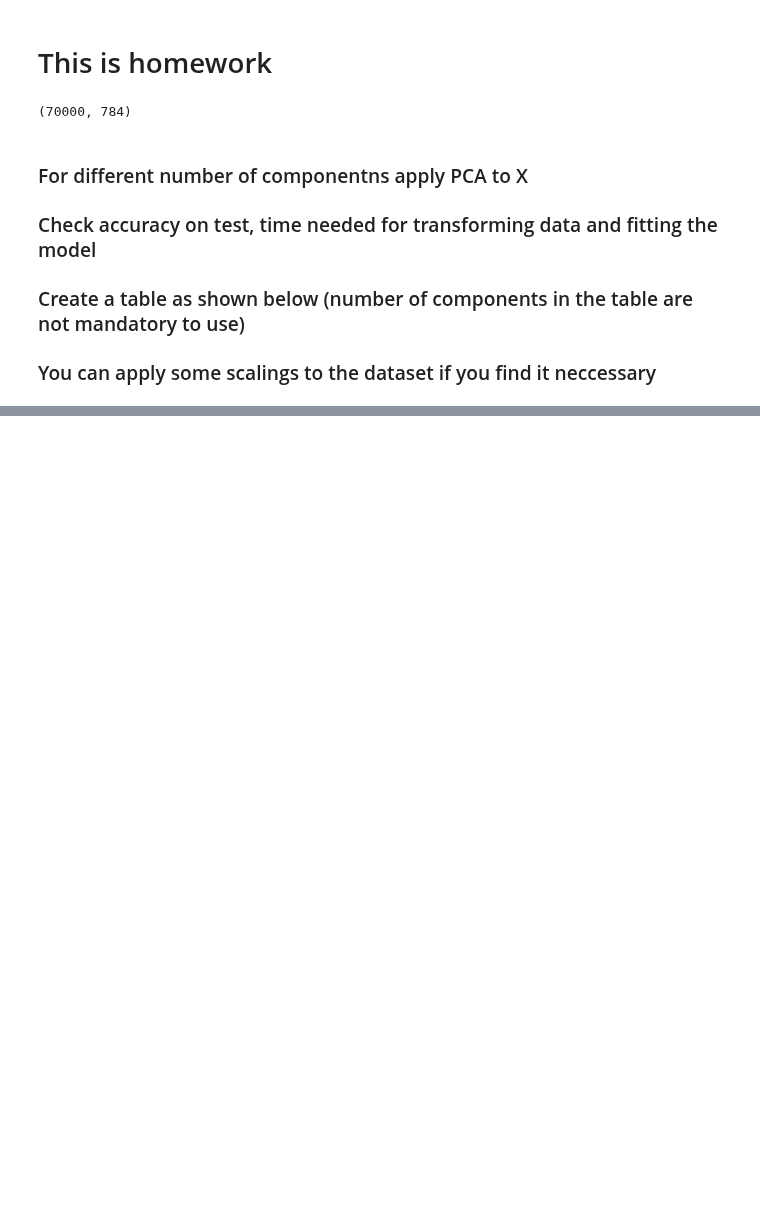
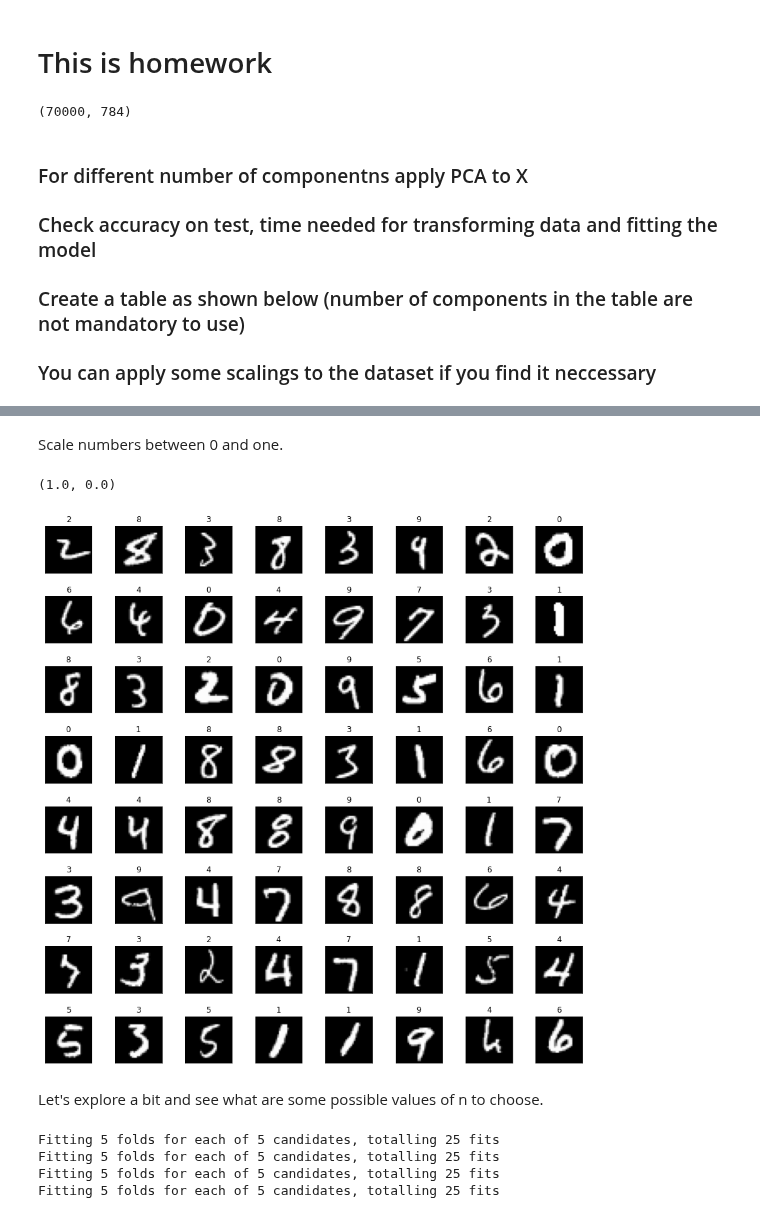
Before and after one commit to tigranfah/machine_learning, a Jupyter notebook: ACA_course/machine_learning/homeworks/homework8/PCA_Practical_Homework.ipynb, the cells around one changed output, grey strips where cells are left out. Cells and saved outputs as stored; diff of their text form; code cells hidden in the pictures; blank space fills up the shorter version.

```diff
--- a/ACA_course/machine_learning/homeworks/homework8/PCA_Practical_Homework.ipynb
+++ b/ACA_course/machine_learning/homeworks/homework8/PCA_Practical_Homework.ipynb
@@ -92,3 +70,27 @@ X.shape
+# %% [markdown]
+Scale numbers between 0 and one.
+# %%
+X = X / X.values.max()
+X.values.max(), X.values.min()
+# %% [output]
+(1.0, 0.0)
+# %%
+w, h = 8, 8
+
+fig, ax = plt.subplots(w, h, figsize=(12, 12))
+fig.tight_layout(pad=0.5)
+for i in range(w):
+    for j in range(h):
+        rand_int = np.random.randint(len(X.values))
+        ax[i, j].imshow(X.values[rand_int].reshape(28, 28), cmap="gray")
+
+        ax[i, j].set_xticks([])
+        ax[i, j].set_yticks([])
+        ax[i, j].set_title(y.values[rand_int])
+
+plt.show()
+# %% [output]
+[figure, added]
 # %%
 import time
 import random
@@ -104,0 +142,10 @@ df
+# %% [markdown]
+Let's explore a bit and see what are some possible values of n to choose.
+# %%
+result_dict = {}
+result_dict["fit 1"] = fit_with_n_comp(2, 200, 50)
+# %% [output]
+Fitting 5 folds for each of 5 candidates, totalling 25 fits
+Fitting 5 folds for each of 5 candidates, totalling 25 fits
+Fitting 5 folds for each of 5 candidates, totalling 25 fits
+Fitting 5 folds for each of 5 candidates, totalling 25 fits
```
Also changed, not shown: parts of 15 cells of this notebook, 1 other file.
